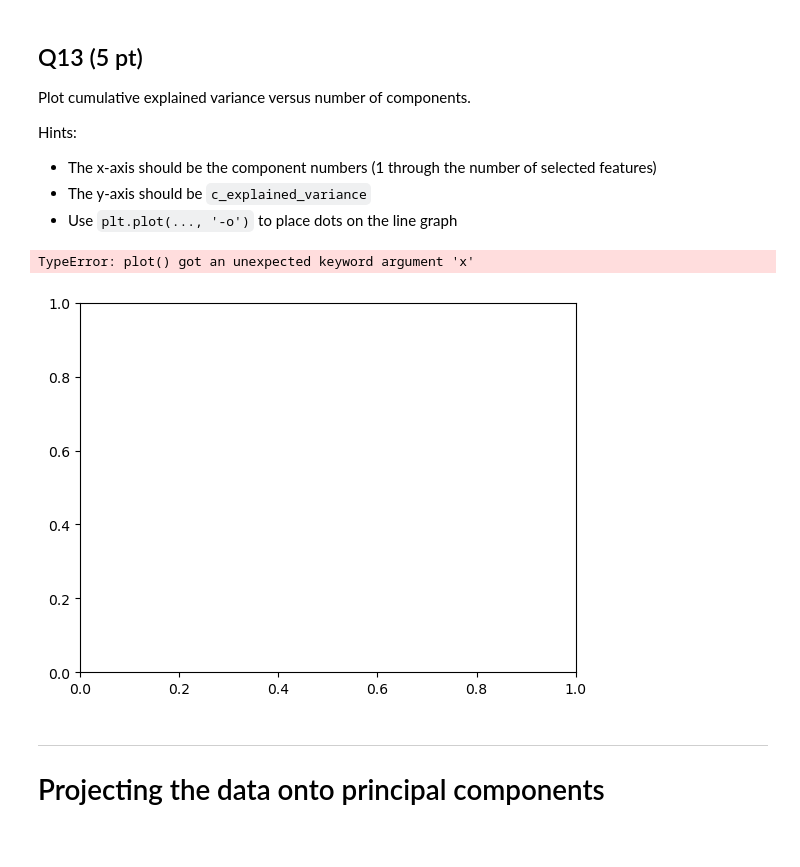
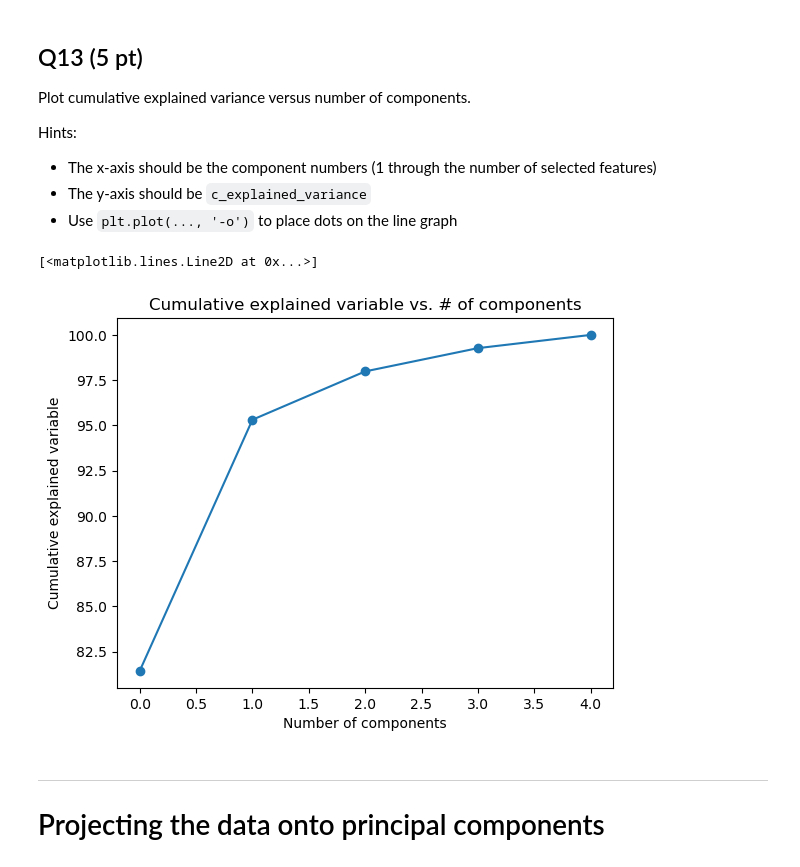
Before and after one commit to fortunecookie040/Math3025_Projects, a Jupyter notebook: Project3_PCA_Student.ipynb, the cells around one changed output. Saved outputs shown, nothing was run; the diff lists cells and outputs as text; code cells hidden in the pictures.

```diff
--- a/Project3_PCA_Student.ipynb
+++ b/Project3_PCA_Student.ipynb
@@ -277,13 +277,16 @@ Hints:
 # %%
 # ANSWER HERE
 # Plot cumulative explained variance versus number of components.
 
 n_features = X.shape[1]
 
-plt.plot(x= n_features, y= c_explained_variance, mark = "-o")
+plt.title("Cumulative explained variable vs. # of components")
+plt.xlabel("Number of components")
+plt.ylabel("Cumulative explained variable")
+plt.plot(range(n_features), c_explained_variance, "-o")
 # %% [output]
-TypeError: plot() got an unexpected keyword argument 'x'
+[<matplotlib.lines.Line2D at 0x...>]
-[figure, old version]
+[figure, new version]
 # %% [markdown]
 ---
 # Projecting the data onto principal components
```
